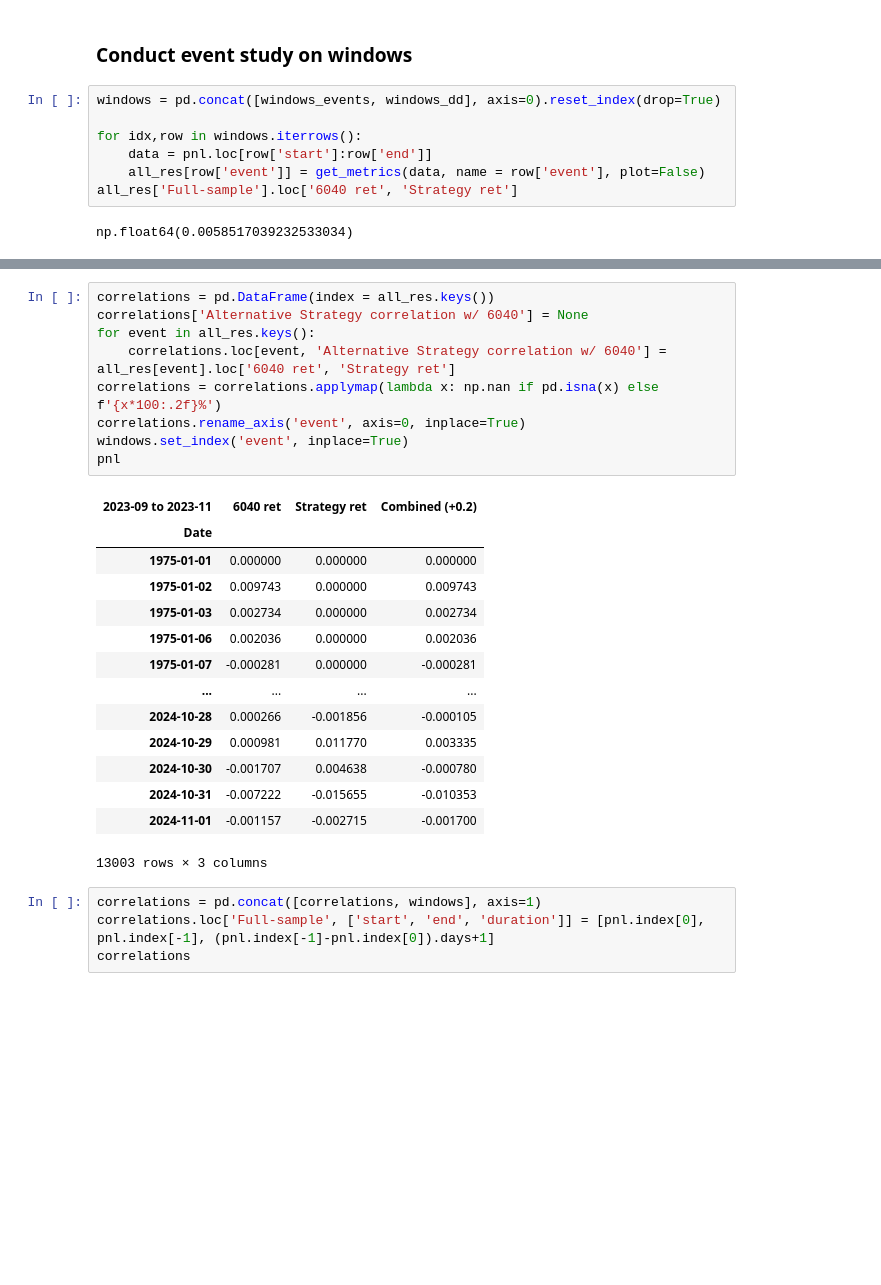
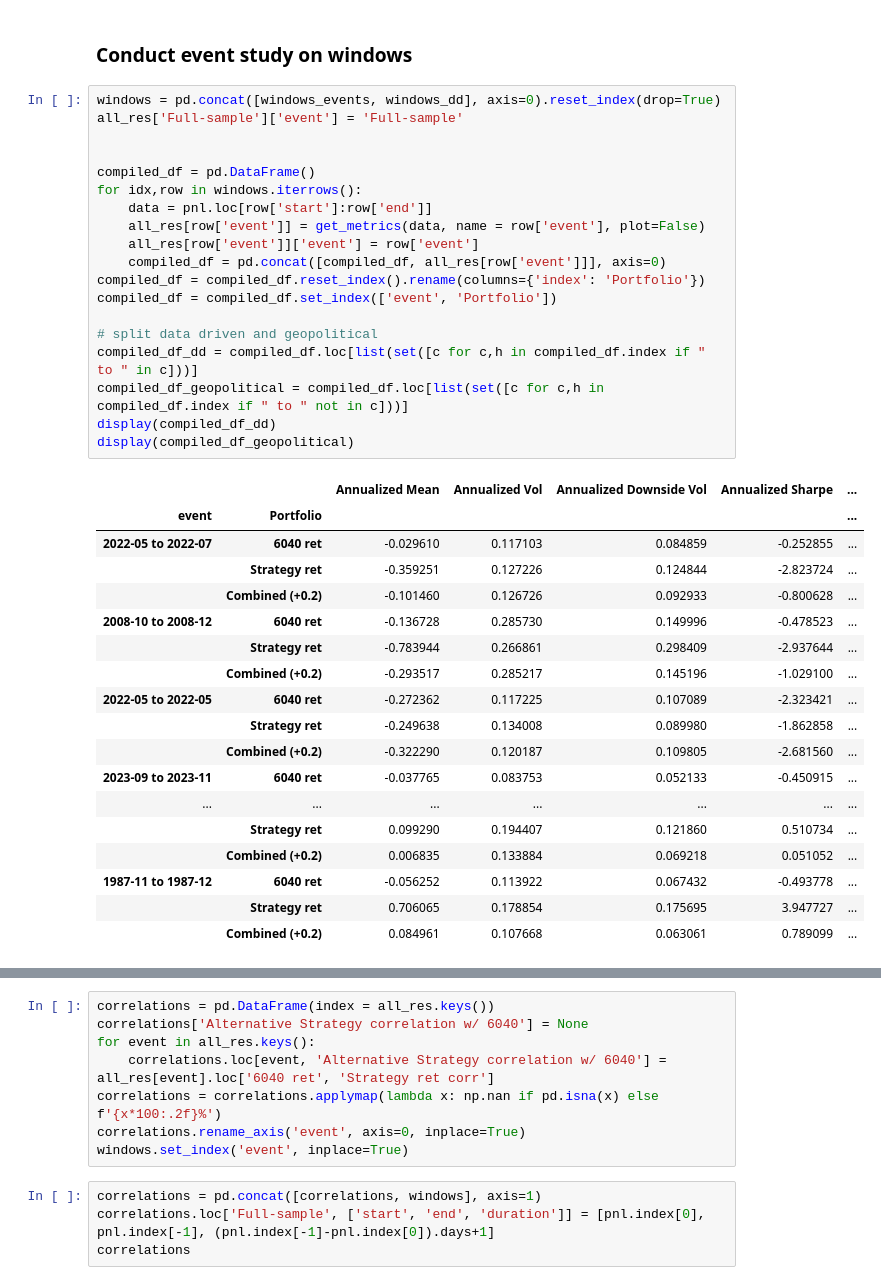
Before and after one commit to MarkAngeloMP/Low-Tide-Capital-Management, a Jupyter notebook: src/event_study.ipynb, the cells around one changed output, grey strips where cells are left out. Drawn from its saved outputs; the diff is of its cells as text; blank space fills up the shorter version.

Commit message:
updated event study for reporting

```diff
--- a/src/event_study.ipynb
+++ b/src/event_study.ipynb
@@ -148,10 +148,39 @@ display(res)
 ### Conduct event study on windows
 # %%
 windows = pd.concat([windows_events, windows_dd], axis=0).reset_index(drop=True)
+all_res['Full-sample']['event'] = 'Full-sample'
 
+
+compiled_df = pd.DataFrame()
 for idx,row in windows.iterrows():
     data = pnl.loc[row['start']:row['end']]
     all_res[row['event']] = get_metrics(data, name = row['event'], plot=False)
-all_res['Full-sample'].loc['6040 ret', 'Strategy ret']
+    all_res[row['event']]['event'] = row['event']
+    compiled_df = pd.concat([compiled_df, all_res[row['event']]], axis=0)
+compiled_df = compiled_df.reset_index().rename(columns={'index': 'Portfolio'})
+compiled_df = compiled_df.set_index(['event', 'Portfolio'])
+
+# split data driven and geopolitical
+compiled_df_dd = compiled_df.loc[list(set([c for c,h in compiled_df.index if " to " in c]))]
+compiled_df_geopolitical = compiled_df.loc[list(set([c for c,h in compiled_df.index if " to " not in c]))]
+display(compiled_df_dd)
+display(compiled_df_geopolitical)
 # %% [output]
-np.float64(0.0058517039232533034)
+|  |  | Annualized Mean | Annualized Vol | Annualized Downside Vol | Annualized Sharpe | ... |
+| event | Portfolio |  |  |  |  | ... |
+| 2022-05 to 2022-07 | 6040 ret | -0.029610 | 0.117103 | 0.084859 | -0.252855 | ... |
+|  | Strategy ret | -0.359251 | 0.127226 | 0.124844 | -2.823724 | ... |
+|  | Combined (+0.2) | -0.101460 | 0.126726 | 0.092933 | -0.800628 | ... |
+| 2008-10 to 2008-12 | 6040 ret | -0.136728 | 0.285730 | 0.149996 | -0.478523 | ... |
+|  | Strategy ret | -0.783944 | 0.266861 | 0.298409 | -2.937644 | ... |
+|  | Combined (+0.2) | -0.293517 | 0.285217 | 0.145196 | -1.029100 | ... |
+| 2022-05 to 2022-05 | 6040 ret | -0.272362 | 0.117225 | 0.107089 | -2.323421 | ... |
+|  | Strategy ret | -0.249638 | 0.134008 | 0.089980 | -1.862858 | ... |
+|  | Combined (+0.2) | -0.322290 | 0.120187 | 0.109805 | -2.681560 | ... |
+| 2023-09 to 2023-11 | 6040 ret | -0.037765 | 0.083753 | 0.052133 | -0.450915 | ... |
+| ... | ... | ... | ... | ... | ... | ... |
+|  | Strategy ret | 0.099290 | 0.194407 | 0.121860 | 0.510734 | ... |
+|  | Combined (+0.2) | 0.006835 | 0.133884 | 0.069218 | 0.051052 | ... |
+| 1987-11 to 1987-12 | 6040 ret | -0.056252 | 0.113922 | 0.067432 | -0.493778 | ... |
+|  | Strategy ret | 0.706065 | 0.178854 | 0.175695 | 3.947727 | ... |
+|  | Combined (+0.2) | 0.084961 | 0.107668 | 0.063061 | 0.789099 | ... |
@@ -159,26 +206,10 @@ np.float64(0.0058517039232533034)
 correlations = pd.DataFrame(index = all_res.keys())
 correlations['Alternative Strategy correlation w/ 6040'] = None
 for event in all_res.keys():
-    correlations.loc[event, 'Alternative Strategy correlation w/ 6040'] = all_res[event].loc['6040 ret', 'Strategy ret']
+    correlations.loc[event, 'Alternative Strategy correlation w/ 6040'] = all_res[event].loc['6040 ret', 'Strategy ret corr']
 correlations = correlations.applymap(lambda x: np.nan if pd.isna(x) else f'{x*100:.2f}%')
 correlations.rename_axis('event', axis=0, inplace=True)
 windows.set_index('event', inplace=True)
-pnl
-# %% [output]
-| 2023-09 to 2023-11 | 6040 ret | Strategy ret | Combined (+0.2) |
-| Date |  |  |  |
-| 1975-01-01 | 0.000000 | 0.000000 | 0.000000 |
-| 1975-01-02 | 0.009743 | 0.000000 | 0.009743 |
-| 1975-01-03 | 0.002734 | 0.000000 | 0.002734 |
-| 1975-01-06 | 0.002036 | 0.000000 | 0.002036 |
-| 1975-01-07 | -0.000281 | 0.000000 | -0.000281 |
-| ... | ... | ... | ... |
-| 2024-10-28 | 0.000266 | -0.001856 | -0.000105 |
-| 2024-10-29 | 0.000981 | 0.011770 | 0.003335 |
-| 2024-10-30 | -0.001707 | 0.004638 | -0.000780 |
-| 2024-10-31 | -0.007222 | -0.015655 | -0.010353 |
-| 2024-11-01 | -0.001157 | -0.002715 | -0.001700 |
-13003 rows × 3 columns
 # %%
 correlations = pd.concat([correlations, windows], axis=1)
 correlations.loc['Full-sample', ['start', 'end', 'duration']] = [pnl.index[0], pnl.index[-1], (pnl.index[-1]-pnl.index[0]).days+1]
```
Also changed, not shown: parts of 4 cells of this notebook, 1 other file.
